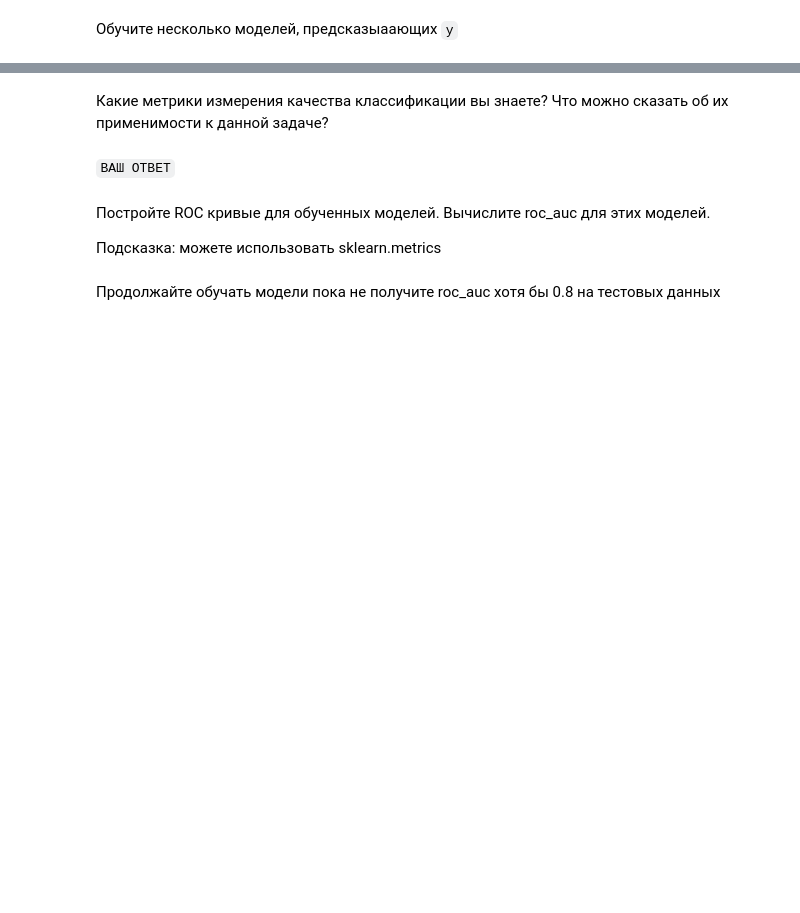
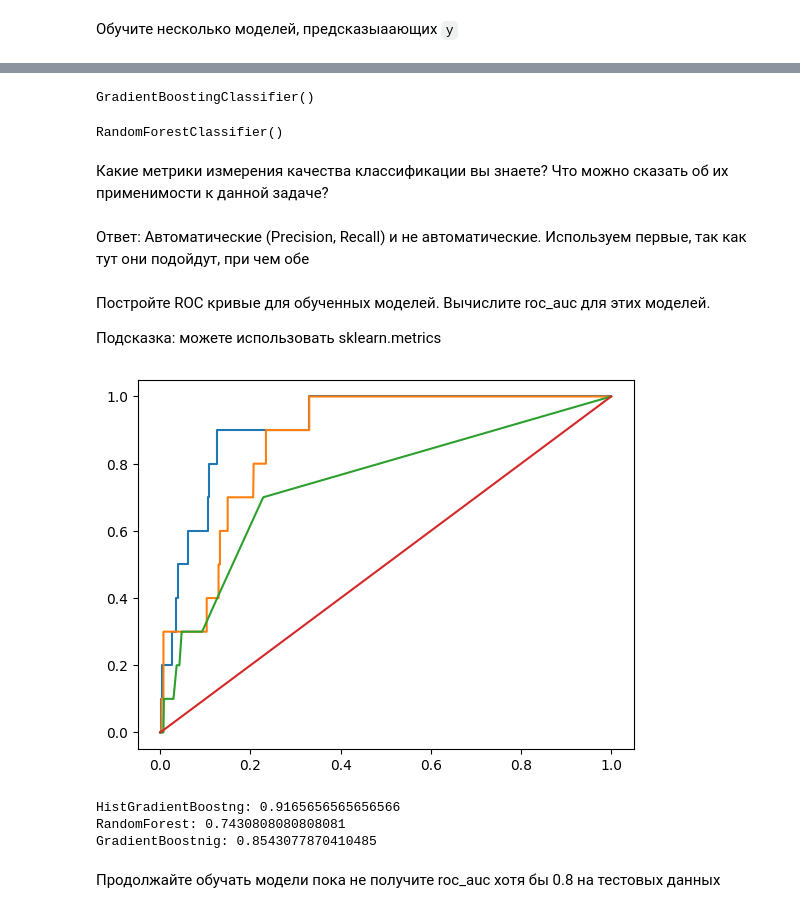
Before and after one commit to MaxTernat0r/ML_9_study, a Jupyter notebook: topic_6/9fc11ec3-fe29-4faa-b01b-ab99378924b5.ipynb, the cells around one changed output, grey strips where cells are left out. Saved outputs shown, nothing was run; the diff lists cells and outputs as text; code cells hidden in the pictures; blank space fills up the shorter version.

````diff
--- a/topic_6/9fc11ec3-fe29-4faa-b01b-ab99378924b5.ipynb
+++ b/topic_6/9fc11ec3-fe29-4faa-b01b-ab99378924b5.ipynb
@@ -271,7 +229,23 @@ from sklearn import <...>
+# %%
+boosting = GradientBoostingClassifier()
+boosting.fit(X_train, y_train)
+# %% [output]
+GradientBoostingClassifier()
+# %%
+boosting_train = boosting.predict_proba(X_train)[:, 1]
+boosting_test = boosting.predict_proba(X_test)[:, 1]
+# %%
+forest = RandomForestClassifier()
+forest.fit(X_train, y_train)
+# %% [output]
+RandomForestClassifier()
+# %%
+forest_train = forest.predict_proba(X_train)[:, 1]
+forest_test = forest.predict_proba(X_test)[:, 1]
 # %% [markdown]
 Какие метрики измерения качества классификации вы знаете? Что можно сказать об их применимости к данной задаче?
-# %% [markdown]
-```ВАШ ОТВЕТ```
+# %% [markdown]
+Ответ: Автоматические (Precision, Recall) и не автоматические. Используем первые, так как тут они подойдут, при чем обе
 # %% [markdown]
 Постройте ROC кривые для обученных моделей. Вычислите roc_auc для этих моделей.
 
@@ -284,2 +253,30 @@ import matplotlib.pyplot as plt
+# %%
+import matplotlib.pyplot as plt
+from sklearn.metrics import roc_curve
+
+recall_0, recall_1, thresholds = roc_curve(y_test, hist_test)
+plt.plot(recall_0, recall_1)
+
+recall_0, recall_1, thresholds = roc_curve(y_test, boosting_test)
+plt.plot(recall_0, recall_1)
+
+recall_0, recall_1, thresholds = roc_curve(y_test, forest_test)
+plt.plot(recall_0, recall_1)
+
+tpr, fpr, thresholds_r = roc_curve(y_test, [0.5] * len(y_test))
+
+plt.plot(fpr, tpr)
+plt.show()
+# %% [output]
+[figure, added]
+# %%
+from sklearn.metrics import roc_auc_score
+print(f"HistGradientBoostng: {roc_auc_score(y_test, hist_test)}")
+print(f"RandomForest: {roc_auc_score(y_test, forest_test)}")
+print(f"GradientBoostnig: {roc_auc_score(y_train, boosting_train)}")
+# %% [output]
+HistGradientBoostng: 0.9165656565656566
+RandomForest: 0.7430808080808081
+GradientBoostnig: 0.8543077870410485
 # %% [markdown]
 Продолжайте обучать модели пока не получите roc_auc хотя бы 0.8 на тестовых данных
````
Also changed, not shown: parts of 39 cells of this notebook.
